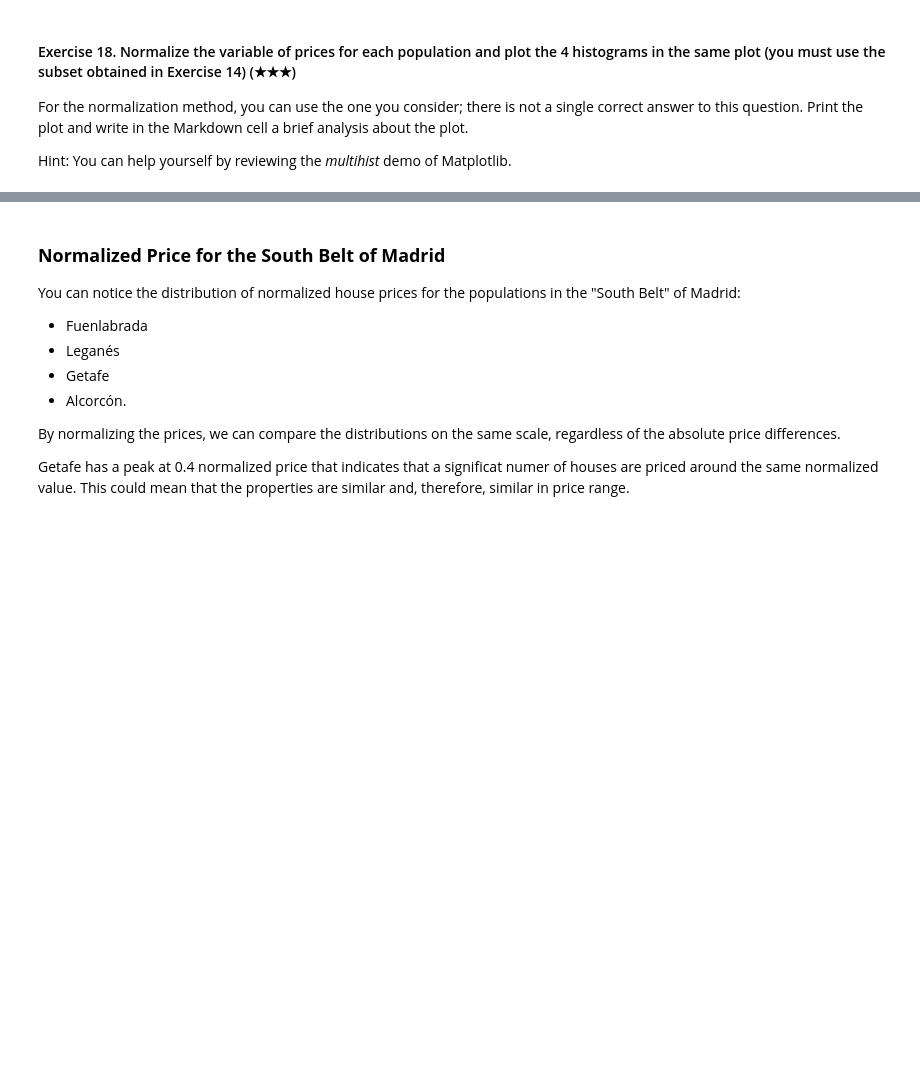
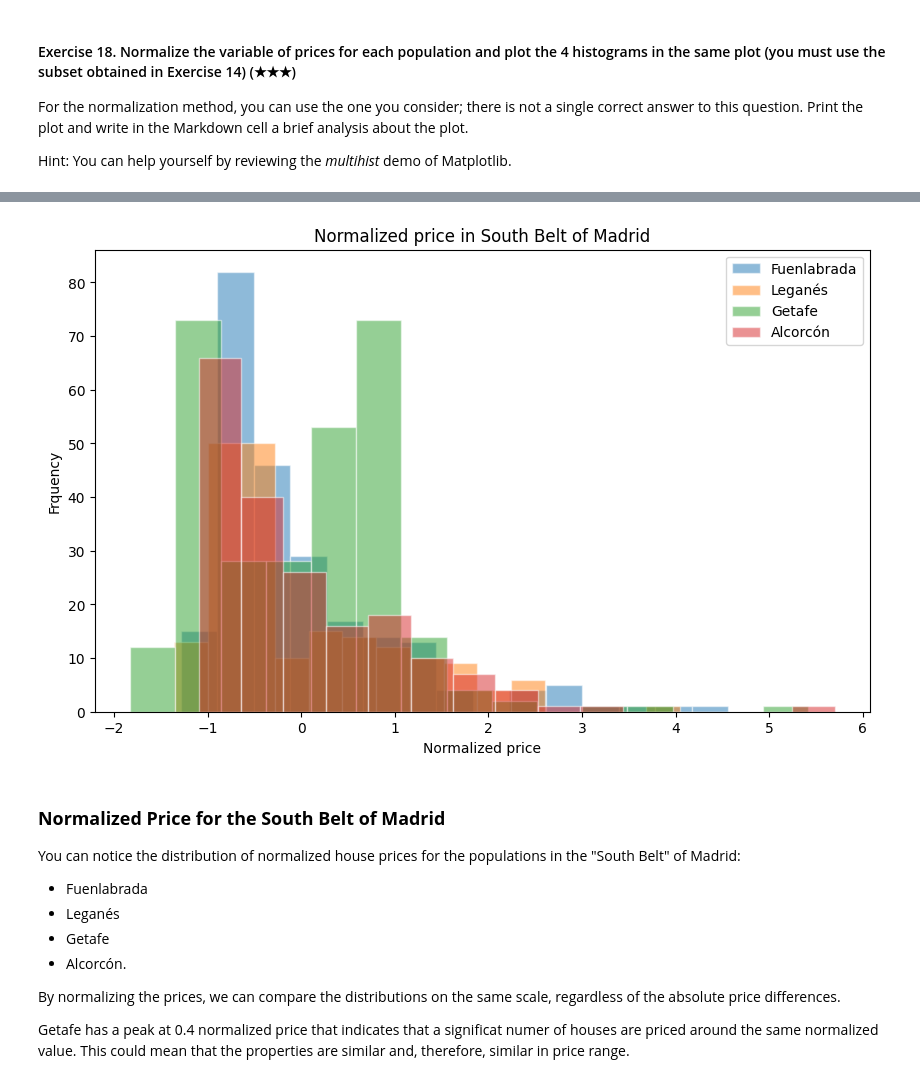
Before and after one commit to 4GeeksAcademy/realestate-datacleanup-exercise-msalaverri_prework_review, a Jupyter notebook: project.ipynb, the cells around one changed output, grey strips where cells are left out. Saved outputs shown, nothing was run; the diff lists cells and outputs as text; code cells hidden in the pictures; blank space fills up the shorter version.

```diff
--- a/project.ipynb
+++ b/project.ipynb
@@ -494,3 +490,24 @@ See the caveats in the documentation: https://pandas.pydata.org/pandas-docs/stab
+# %%
+# TODO
+
+#Function to normalize
+#normalize = lambda x: (x - x.min()) / (x.max() - x.min())
+normalize = lambda x: (x - x.mean()) / (x.std())
+
+south_belt_madrid_subset.loc[:, 'normalized_price'] = south_belt_madrid_subset.groupby('level5')['price'].transform(normalize)
+
+#Plot histograms in same plot
+plt.figure(figsize=(10,6))
+for place in south_belt_madrid:
+    mini_set = south_belt_madrid_subset[south_belt_madrid_subset['level5'] == place]
+    plt.hist(mini_set['normalized_price'], bins=15, alpha=0.5, label=place, edgecolor= "white")
+    plt.title('Normalized price in South Belt of Madrid')
+    plt.xlabel('Normalized price')
+    plt.ylabel('Frquency')
+    plt.legend()
+    plt.show
+# %% [output]
+[figure, added]
 # %% [markdown]
 ### **Normalized Price for the South Belt of Madrid**
 
```
Also changed, not shown: parts of 1 cell of this notebook.
